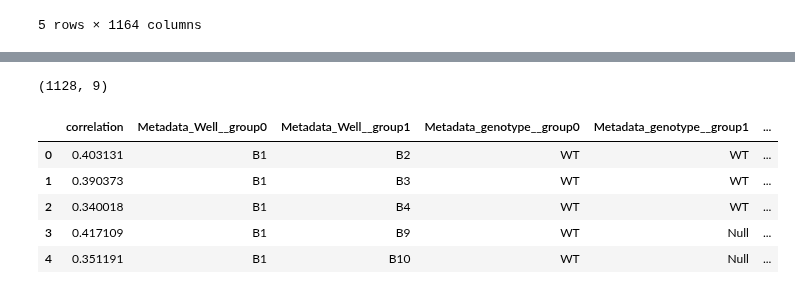
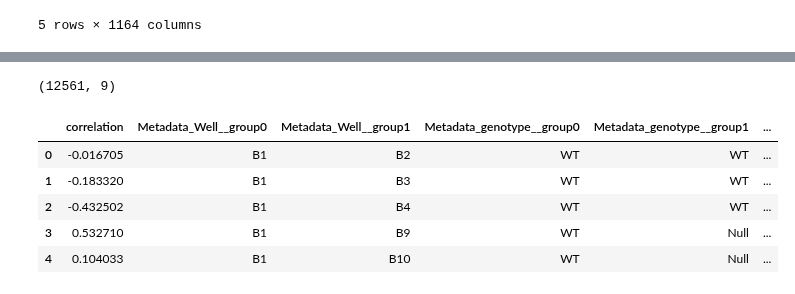
Before and after one commit to WayScience/NF1_SchwannCell_data_analysis, a Jupyter notebook: 0.data_analysis/construct_phenotypic_expression_plate_4_fs_data/median_correlation_relationships/post_fs_aggregation_correlations/per_plate_correlations.ipynb, the cells around one changed output, grey strips where cells are left out. Drawn from its saved outputs; the diff is of its cells as text; code cells hidden in the pictures.

Commit message:
update per plate correlations to combine the generate

```diff
--- a/0.data_analysis/construct_phenotypic_expression_plate_4_fs_data/median_correlation_relationships/post_fs_aggregation_correlations/per_plate_correlations.ipynb
+++ b/0.data_analysis/construct_phenotypic_expression_plate_4_fs_data/median_correlation_relationships/post_fs_aggregation_correlations/per_plate_correlations.ipynb
@@ -190,0 +145,26 @@ plate5df.head()
+# %%
+# List of dataframes
+dfs = [plate3df, plate4df, plate3pdf, plate5df]
+
+# Specified metadata columns to keep
+metadata_columns = ['Metadata_Plate', 'Metadata_Well', 'Metadata_genotype', 'Metadata_seed_density']
+
+# Find the common feature columns (not starting with 'Metadata')
+common_feature_columns = set(dfs[0].columns) - set(metadata_columns)
+for df in dfs[1:]:
+    common_feature_columns.intersection_update(set(df.columns) - set(metadata_columns))
+
+# Convert to sorted list for consistent ordering
+common_feature_columns = sorted(common_feature_columns)
+
+# Create a list of all necessary columns, metadata first
+all_columns = metadata_columns + sorted(common_feature_columns)
+
+# Reindex each dataframe to have all necessary columns, filling missing values with NaN
+dfs_reindexed = [df.reindex(columns=all_columns, fill_value=pd.NA) for df in dfs]
+
+# Concatenate the dataframes
+result = pd.concat(dfs_reindexed, ignore_index=True)
+
+print(result.shape)
+result.head()
@@ -191,16 +180,19 @@ plate5df.head()
 # %%
 # Identify feature columns
-feat_cols = [col for col in plate5df.columns if not col.startswith('Metadata')]
+feat_cols = [col for col in result.columns if not col.startswith('Metadata')]
 
-plate5_corr = generate_correlations(df=plate5df, feat_cols=feat_cols)
+result_corr = generate_correlations(df=result, feat_cols=feat_cols)
 
-print(plate5_corr.shape)
-plate5_corr.head()
+# Save the concatenated DataFrame as a Parquet file
+result_corr.to_parquet('./construct_correlation_data/concatenated_all_plates_correlations.parquet', index=False)
+
+print(result_corr.shape)
+result_corr.head()
 # %% [output]
-(1128, 9)
+(12561, 9)
 |  | correlation | Metadata_Well__group0 | Metadata_Well__group1 | Metadata_genotype__group0 | Metadata_genotype__group1 | ... |
-| 0 | 0.403131 | B1 | B2 | WT | WT | ... |
-| 1 | 0.390373 | B1 | B3 | WT | WT | ... |
-| 2 | 0.340018 | B1 | B4 | WT | WT | ... |
-| 3 | 0.417109 | B1 | B9 | WT | Null | ... |
-| 4 | 0.351191 | B1 | B10 | WT | Null | ... |
+| 0 | -0.016705 | B1 | B2 | WT | WT | ... |
+| 1 | -0.183320 | B1 | B3 | WT | WT | ... |
+| 2 | -0.432502 | B1 | B4 | WT | WT | ... |
+| 3 | 0.532710 | B1 | B9 | WT | Null | ... |
+| 4 | 0.104033 | B1 | B10 | WT | Null | ... |
```
Also changed, not shown: parts of 6 cells of this notebook, 2 other files.
